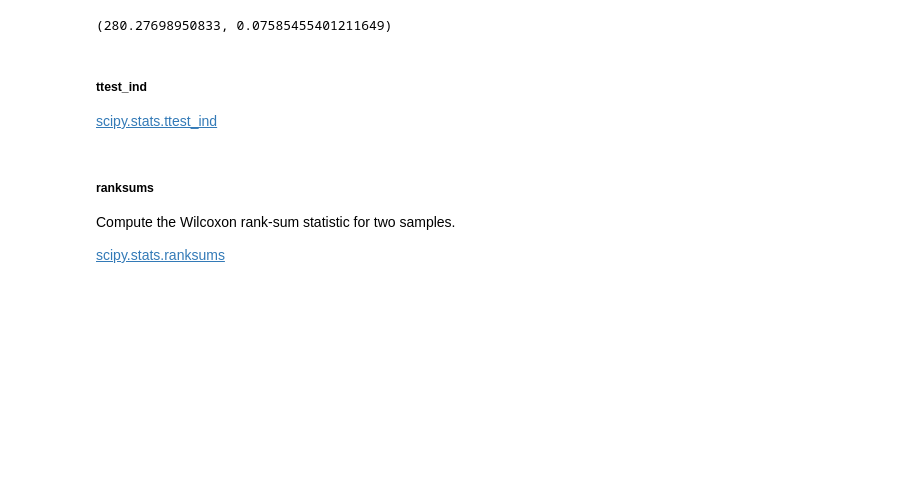
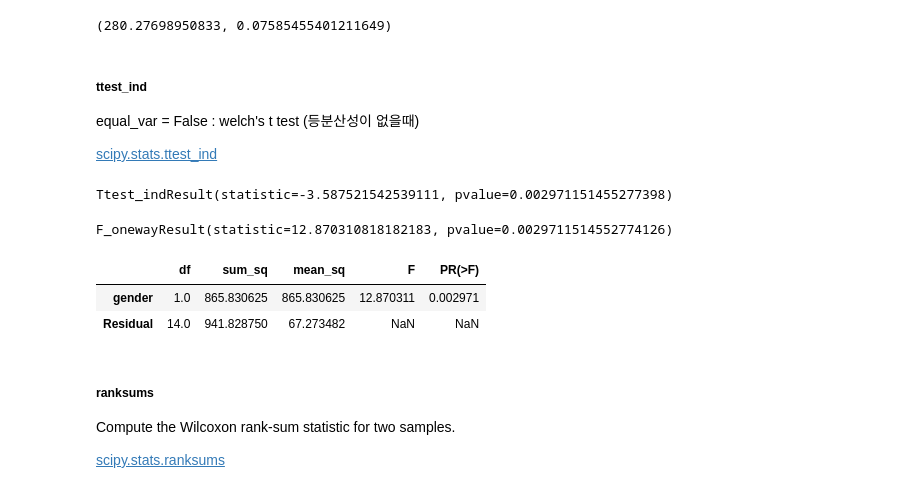
Before and after one commit to smjune/ipynb, a Jupyter notebook: stats.ipynb, the cells around one changed output. Saved outputs shown, nothing was run; the diff lists cells and outputs as text; code cells hidden in the pictures; blank space fills up the shorter version.

```diff
--- a/stats.ipynb
+++ b/stats.ipynb
@@ -466,7 +478,56 @@ t(loc=0, df=10, scale=SE).isf(0.05),t(loc=0, df=10, scale=SE).sf(240)
 # %% [markdown]
 ##### ttest_ind
 
+ equal_var = False : welch's t test  (등분산성이 없을때)
+
 [scipy.stats.ttest_ind](https://docs.scipy.org/doc/scipy/reference/generated/scipy.stats.ttest_ind.html#scipy.stats.ttest_ind)
+# %%
+# gender (female, male) 과 weight 간의 영향도
+
+female = [63.8, 56.4, 55.2, 58.5, 64.0, 51.6, 54.6, 71.0]
+male = [75.5, 83.9, 75.7, 72.5, 56.2, 73.4, 67.7, 87.9]
+
+
+from scipy.stats import ttest_ind
+
+ttest_ind(female, male, equal_var=True)
+
+# 성별 그룹간 차이가 유의 하므로, 성별에 따른 몸무게의 영향도가 존재 한다.
+# %% [output]
+Ttest_indResult(statistic=-3.587521542539111, pvalue=0.002971151455277398)
+# %%
+# 2x2 f_oneway 결과도 같다
+
+from scipy.stats import f_oneway
+
+f_oneway(female, male)    # 그룹이 2개 이상일때 지원
+# %% [output]
+F_onewayResult(statistic=12.870310818182183, pvalue=0.0029711514552774126)
+# %%
+# 2x2 ols 결과도 값다.
+
+hum_df = pd.DataFrame()
+
+temp_df = pd.DataFrame(female, columns=['measure'])
+temp_df['gender'] = 'female'
+hum_df = pd.concat([hum_df, temp_df])
+temp_df = pd.DataFrame(male, columns=['measure'])
+temp_df['gender'] = 'male'
+hum_df = pd.concat([hum_df, temp_df])
+
+from statsmodels.formula.api import ols
+from statsmodels.stats.anova import anova_lm
+
+my_ols = ols('measure ~ gender', hum_df).fit()    # 독립변수가 2개 이상일때 지원
+anova_lm(my_ols)
+
+
+# 2 - 1 자유도
+# 16 - 2 자유도
+# %% [output]
+|  | df | sum_sq | mean_sq | F | PR(>F) |
+| gender | 1.0 | 865.830625 | 865.830625 | 12.870311 | 0.002971 |
+| Residual | 14.0 | 941.828750 | 67.273482 | NaN | NaN |
 # %% [markdown]
 ##### ranksums
 
```
Also changed, not shown: parts of 9 cells of this notebook, 1 other file.
